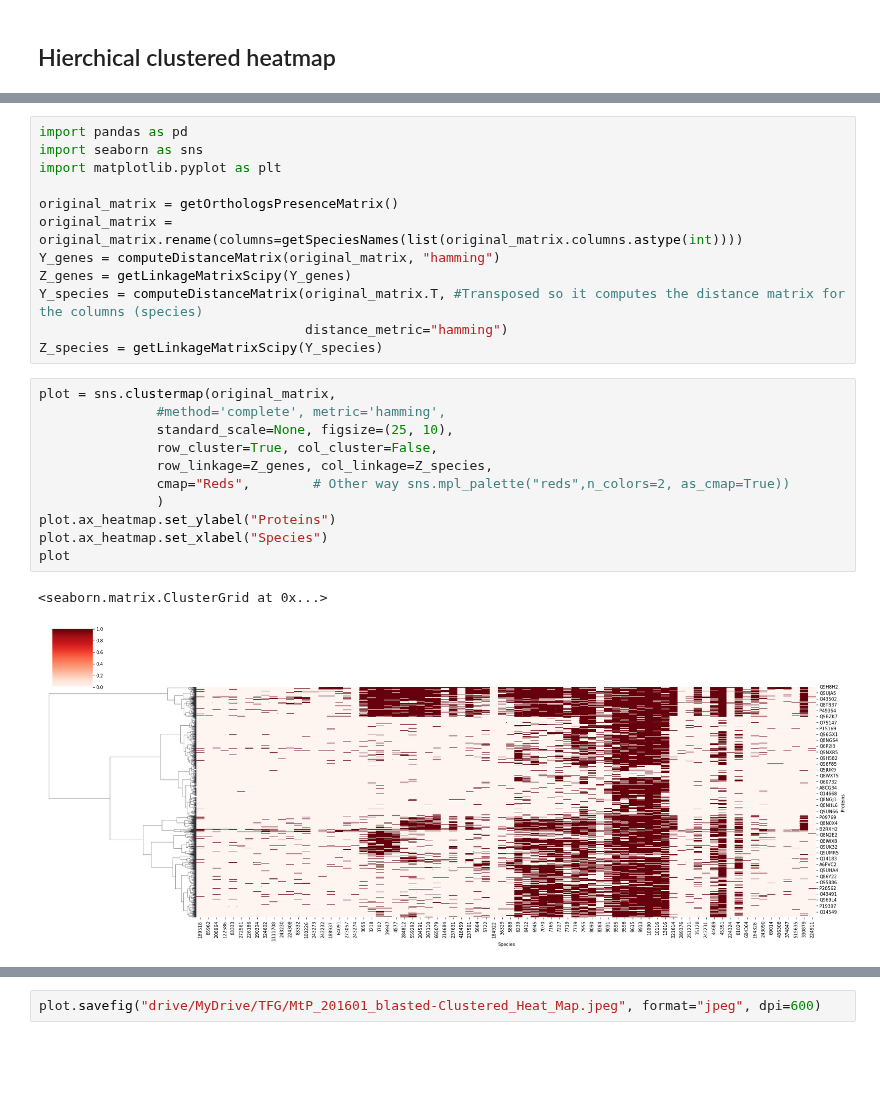
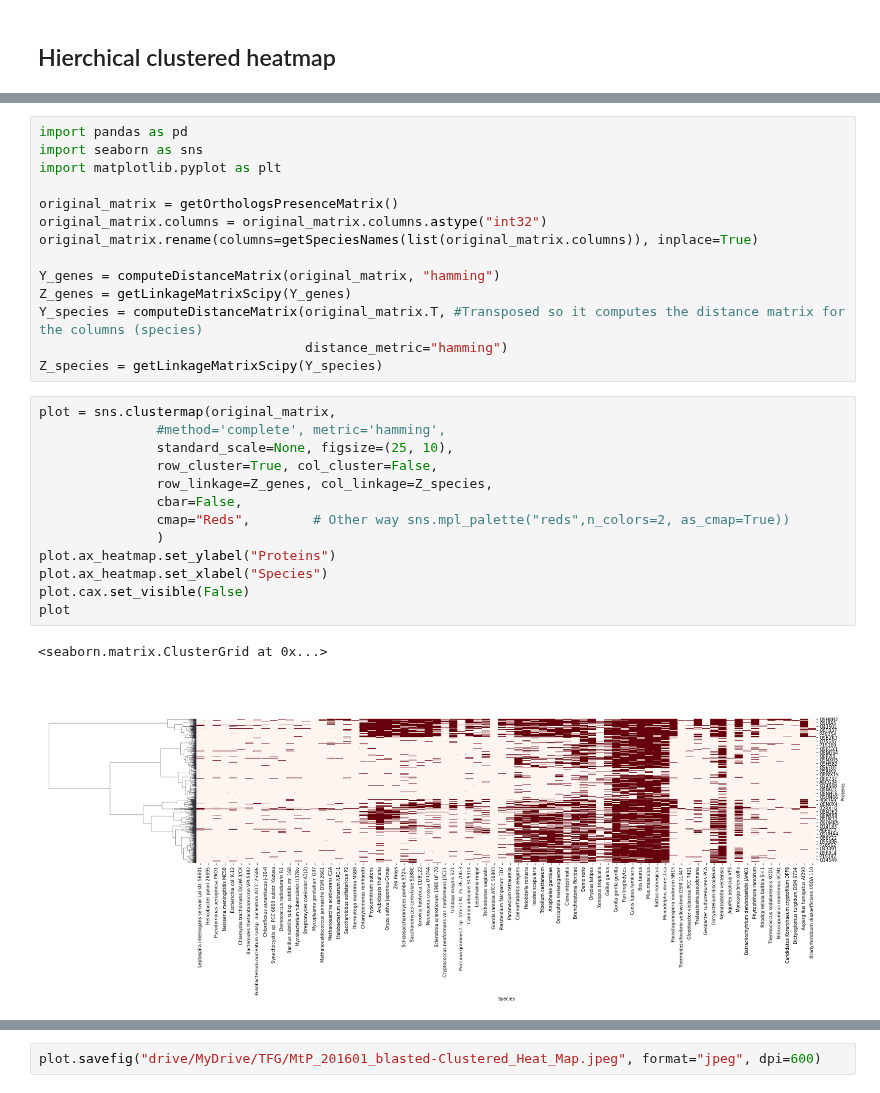
Before and after one commit to geovalexis/PP2GO, a Jupyter notebook: notebooks/phylogenetic_profiling.ipynb, the cells around one changed output, grey strips where cells are left out. Saved outputs shown, nothing was run; the diff lists cells and outputs as text; blank space fills up the shorter version.

Commit message:
Translated taxIDs to complete names in the heat map

```diff
--- a/notebooks/phylogenetic_profiling.ipynb
+++ b/notebooks/phylogenetic_profiling.ipynb
@@ -470,7 +483,9 @@ import seaborn as sns
 import matplotlib.pyplot as plt
 
 original_matrix = getOrthologsPresenceMatrix()
-original_matrix = original_matrix.rename(columns=getSpeciesNames(list(original_matrix.columns.astype(int))))
+original_matrix.columns = original_matrix.columns.astype("int32")
+original_matrix.rename(columns=getSpeciesNames(list(original_matrix.columns)), inplace=True)
+
 Y_genes = computeDistanceMatrix(original_matrix, "hamming")
 Z_genes = getLinkageMatrixScipy(Y_genes)
 Y_species = computeDistanceMatrix(original_matrix.T, #Transposed so it computes the distance matrix for the columns (species)
@@ -479,14 +494,16 @@ Z_species = getLinkageMatrixScipy(Y_species)
 # %%
 plot = sns.clustermap(original_matrix,
                #method='complete', metric='hamming',
                standard_scale=None, figsize=(25, 10),
                row_cluster=True, col_cluster=False,
                row_linkage=Z_genes, col_linkage=Z_species,
+               cbar=False,
                cmap="Reds",        # Other way sns.mpl_palette("reds",n_colors=2, as_cmap=True))
                )
 plot.ax_heatmap.set_ylabel("Proteins")
 plot.ax_heatmap.set_xlabel("Species")
+plot.cax.set_visible(False)
 plot
 # %% [output]
 <seaborn.matrix.ClusterGrid at 0x...>
-[figure, old version]
+[figure, new version]
```
Also changed, not shown: parts of 2 cells of this notebook.
